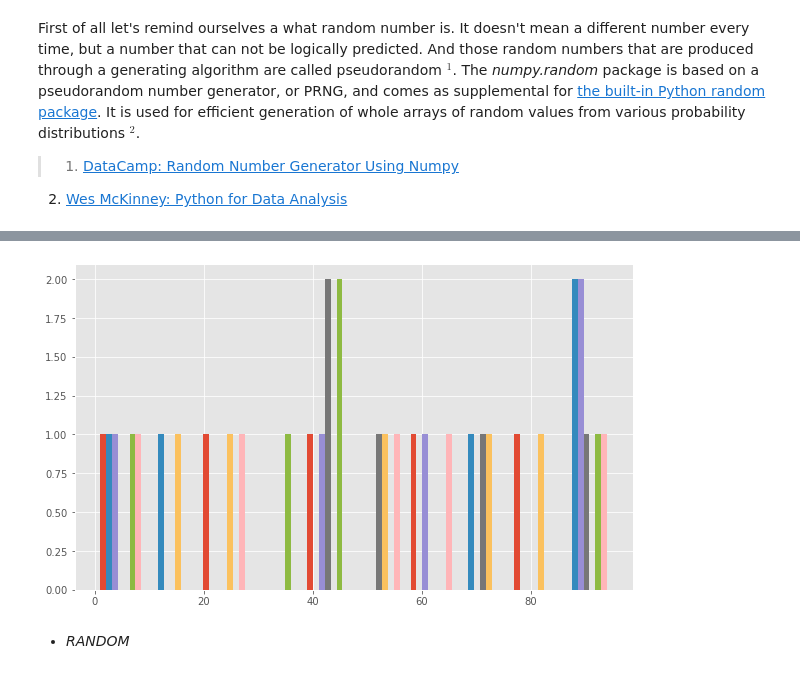
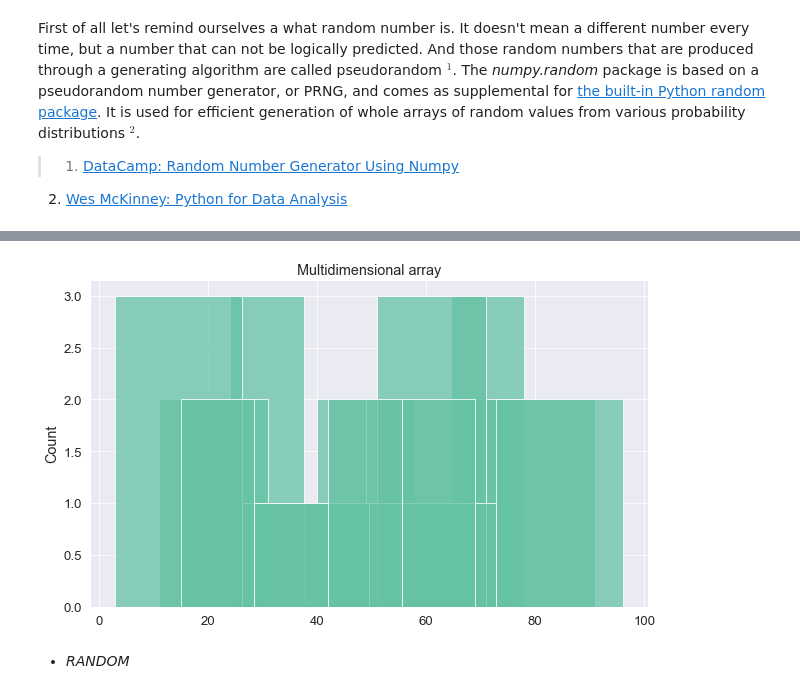
Before and after one commit to olgarozhdestvina/numpy.random, a Jupyter notebook: Numpy.random.ipynb, the cells around one changed output, grey strips where cells are left out. Cells and saved outputs as stored; diff of their text form; code cells hidden in the pictures.

Commit message:
changed colour scheme and used sns for plots instead of plt in

```diff
--- a/Numpy.random.ipynb
+++ b/Numpy.random.ipynb
@@ -37,7 +37,7 @@ import matplotlib.pyplot as plt
 import seaborn as sns
 
 # Colour scheme and styles for plots.
-plt.style.use("ggplot")
+sns.set_theme(palette="Set2", context="paper", font_scale=1.5)
 
 # Better sized plots.
 plt.rcParams['figure.figsize'] = (10, 6)
@@ -96,9 +97,11 @@ array([[80, 88, 66, 73, 84, 45,  8],
 # %%
 # Plot the array.
-plt.hist(x)
+plt.title("Multidimensional array")
+for i in range(len(x)):
+    sns.histplot(x[i], pmax=1)
 plt.show()
 # %% [output]
-[figure, old version]
+[figure, new version]
 # %% [markdown]
 - _RANDOM_ <a name="random"></a>
 # %% [markdown]
```
Also changed, not shown: parts of 8 cells of this notebook.
